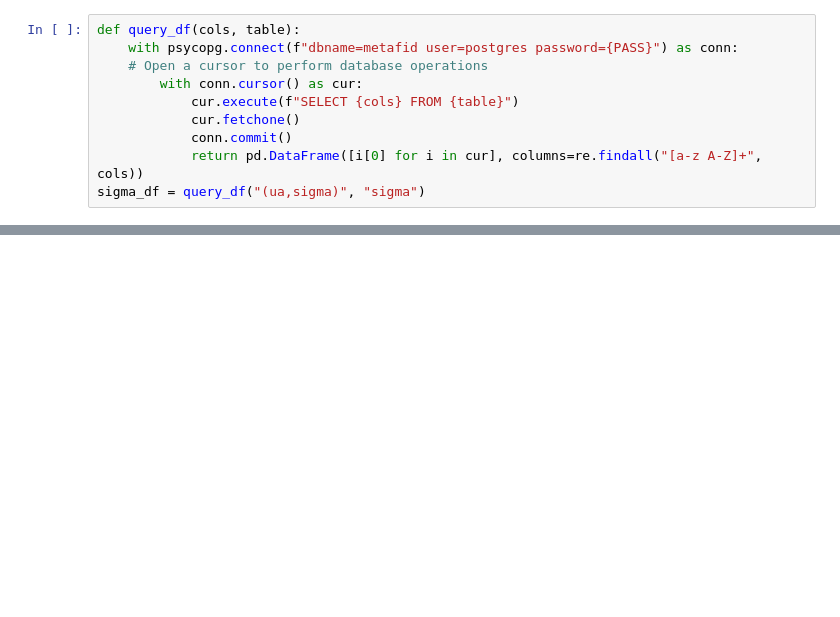
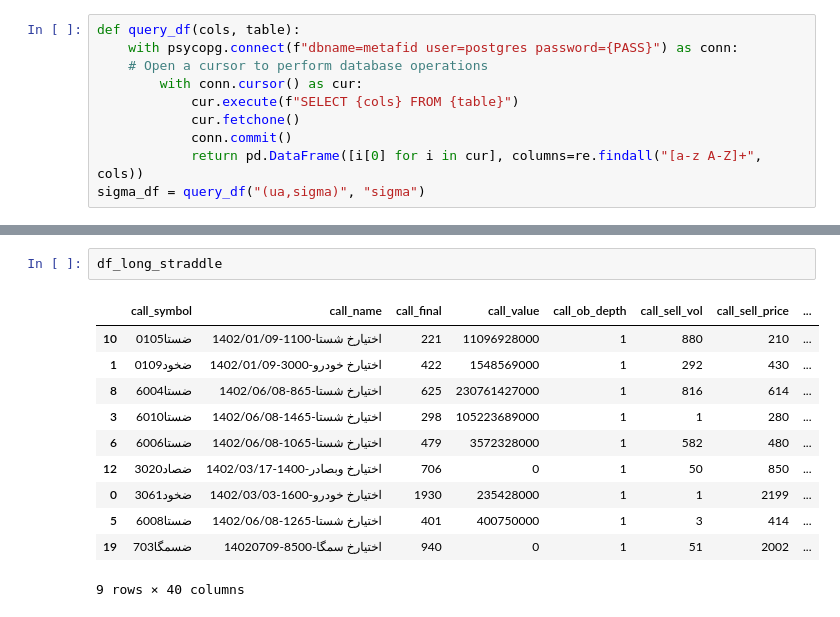
Before and after one commit to yghaderi/metafid-, a Jupyter notebook: example/example.ipynb, the cells around one changed output, grey strips where cells are left out. Cells and saved outputs as stored; diff of their text form; blank space fills up the shorter version.

```diff
--- a/example/example.ipynb
+++ b/example/example.ipynb
@@ -285,0 +334,14 @@ Index(['symbol', 'name', 'value', 'ob_depth', 'sell_vol', 'sell_price',
+# %%
+df_long_straddle
+# %% [output]
+|  | call_symbol | call_name | call_final | call_value | call_ob_depth | call_sell_vol | call_sell_price | ... |
+| 10 | ضستا0105 | اختيارخ شستا-1100-1402/01/09 | 221 | 11096928000 | 1 | 880 | 210 | ... |
+| 1 | ضخود0109 | اختيارخ خودرو-3000-1402/01/09 | 422 | 1548569000 | 1 | 292 | 430 | ... |
+| 8 | ضستا6004 | اختيارخ شستا-865-1402/06/08 | 625 | 230761427000 | 1 | 816 | 614 | ... |
+| 3 | ضستا6010 | اختيارخ شستا-1465-1402/06/08 | 298 | 105223689000 | 1 | 1 | 280 | ... |
+| 6 | ضستا6006 | اختيارخ شستا-1065-1402/06/08 | 479 | 3572328000 | 1 | 582 | 480 | ... |
+| 12 | ضصاد3020 | اختيارخ وبصادر-1400-1402/03/17 | 706 | 0 | 1 | 50 | 850 | ... |
+| 0 | ضخود3061 | اختيارخ خودرو-1600-1402/03/03 | 1930 | 235428000 | 1 | 1 | 2199 | ... |
+| 5 | ضستا6008 | اختيارخ شستا-1265-1402/06/08 | 401 | 400750000 | 1 | 3 | 414 | ... |
+| 19 | ضسمگا703 | اختيارخ سمگا-8500-14020709 | 940 | 0 | 1 | 51 | 2002 | ... |
+9 rows × 40 columns
```
Also changed, not shown: parts of 12 cells of this notebook, 3 other files.
